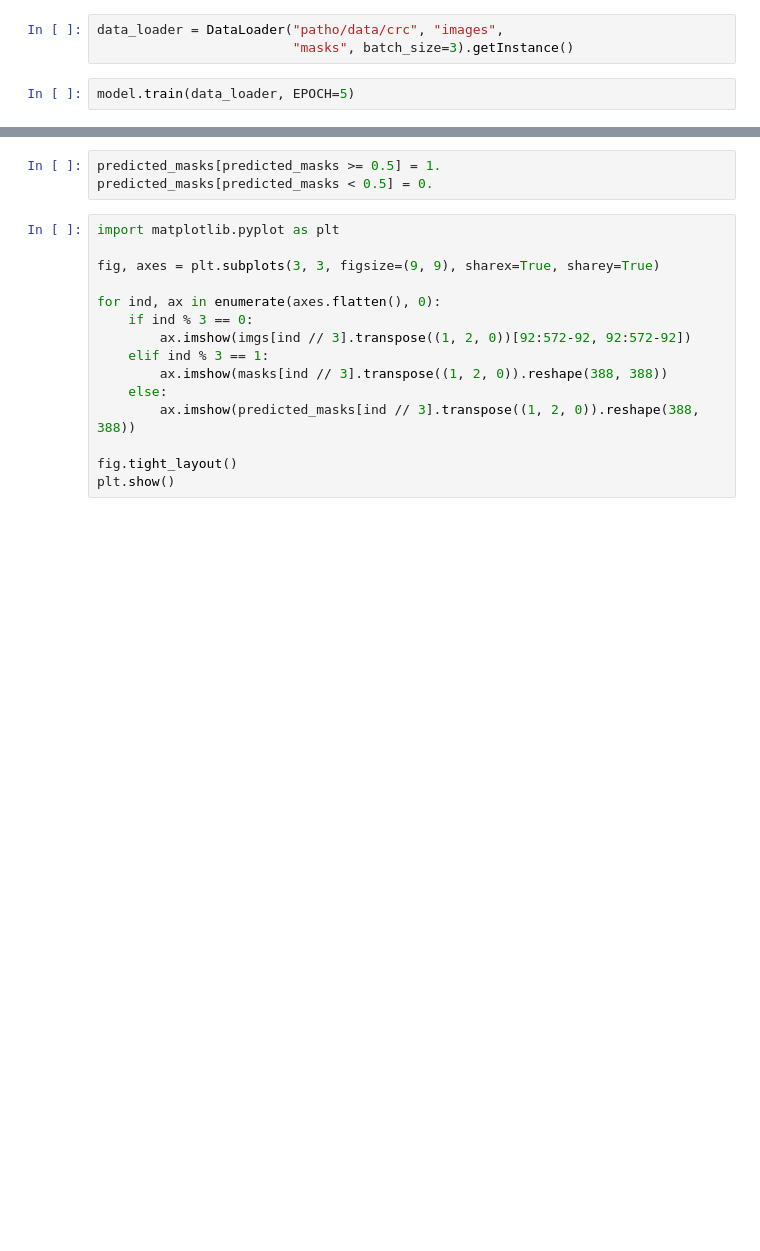
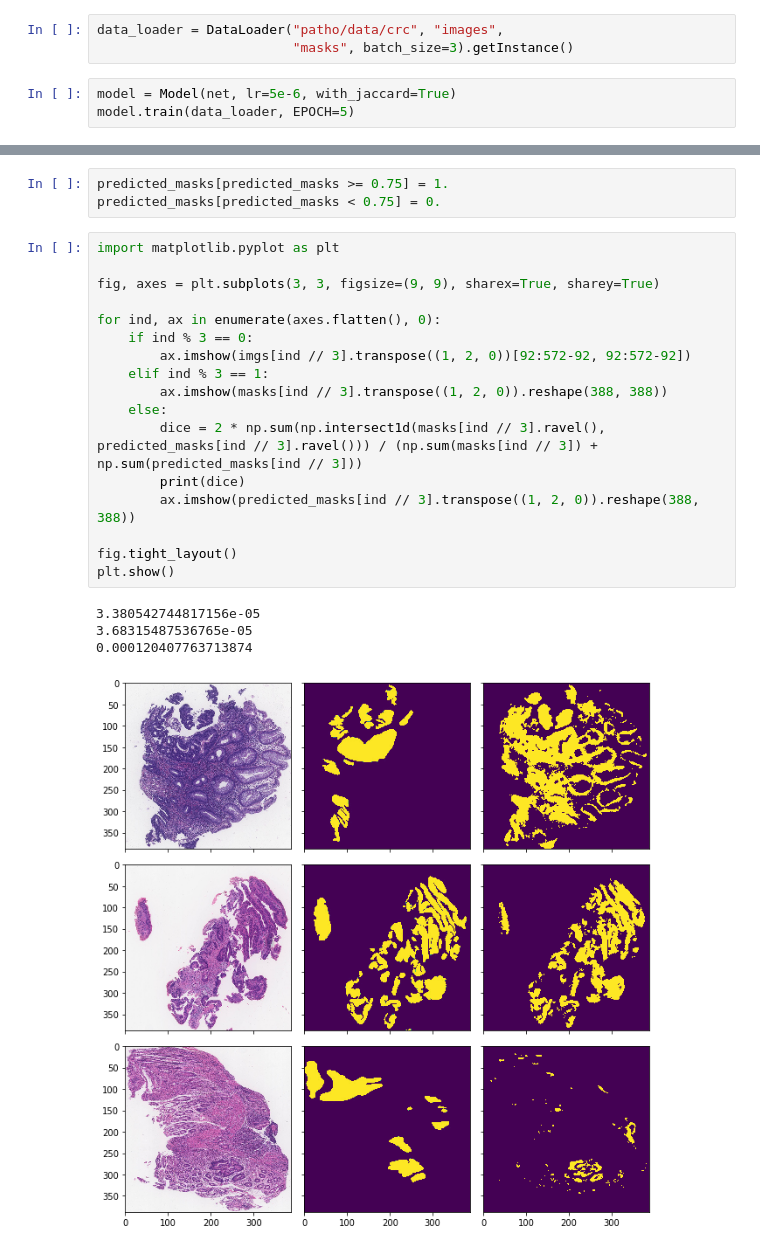
Before and after one commit to qbeer/patho-segmentation-unet, a Jupyter notebook: segmentation.ipynb, the cells around one changed output, grey strips where cells are left out. Saved outputs shown, nothing was run; the diff lists cells and outputs as text; blank space fills up the shorter version.

```diff
--- a/segmentation.ipynb
+++ b/segmentation.ipynb
@@ -14,4 +8,5 @@ model = Model(net, lr=5e-4, with_jaccard=True)
 data_loader = DataLoader("patho/data/crc", "images",
                          "masks", batch_size=3).getInstance()
 # %%
+model = Model(net, lr=5e-6, with_jaccard=True)
 model.train(data_loader, EPOCH=5)
@@ -42,18 +61,25 @@ plt.show()
 # %%
-predicted_masks[predicted_masks >= 0.5] = 1.
-predicted_masks[predicted_masks < 0.5] = 0.
+predicted_masks[predicted_masks >= 0.75] = 1.
+predicted_masks[predicted_masks < 0.75] = 0.
 # %%
 import matplotlib.pyplot as plt
 
 fig, axes = plt.subplots(3, 3, figsize=(9, 9), sharex=True, sharey=True)
 
 for ind, ax in enumerate(axes.flatten(), 0):
     if ind % 3 == 0:
         ax.imshow(imgs[ind // 3].transpose((1, 2, 0))[92:572-92, 92:572-92])
     elif ind % 3 == 1:
         ax.imshow(masks[ind // 3].transpose((1, 2, 0)).reshape(388, 388))
     else:
+        dice = 2 * np.sum(np.intersect1d(masks[ind // 3].ravel(), predicted_masks[ind // 3].ravel())) / (np.sum(masks[ind // 3]) + np.sum(predicted_masks[ind // 3]))
+        print(dice)
         ax.imshow(predicted_masks[ind // 3].transpose((1, 2, 0)).reshape(388, 388))
 
 fig.tight_layout()
 plt.show()
+# %% [output]
+3.380542744817156e-05
+3.68315487536765e-05
+0.000120407763713874
+[figure, added]
```
Also changed, not shown: parts of 7 cells of this notebook, 8 other files.
